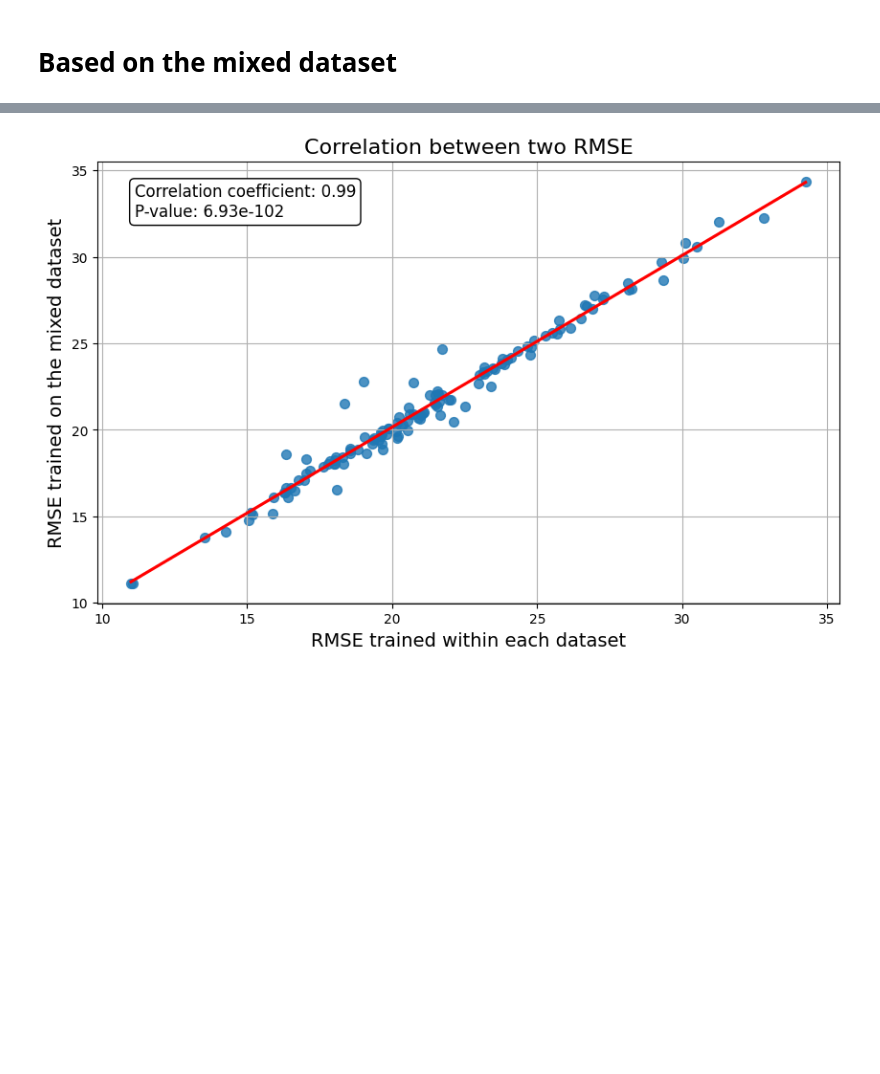
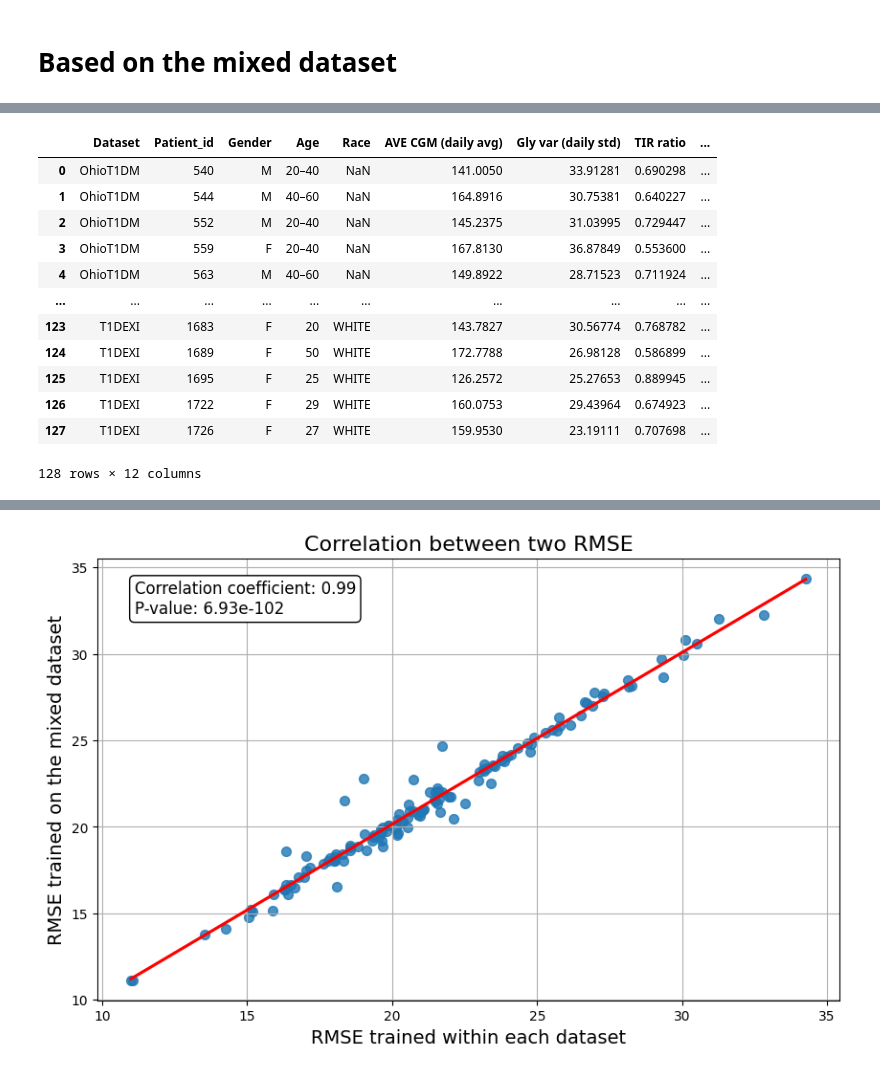
Before and after one commit to Augmented-Health-Lab/ReproGenBG_ML4H, a Jupyter notebook: ResultCalculation/result_figures.ipynb, the cells around one changed output, grey strips where cells are left out. Drawn from its saved outputs; the diff is of its cells as text; code cells hidden in the pictures; blank space fills up the shorter version.

```diff
--- a/ResultCalculation/result_figures.ipynb
+++ b/ResultCalculation/result_figures.ipynb
@@ -732,0 +764,16 @@ mixed_df = pd.read_excel(excel_file_path, sheet_name='Mixed_ds_60sh')
+# %%
+demographics
+# %% [output]
+|  | Dataset | Patient_id | Gender | Age | Race | AVE CGM (daily avg) | Gly var (daily std) | TIR ratio | ... |
+| 0 | OhioT1DM | 540 | M | 20–40 | NaN | 141.0050 | 33.91281 | 0.690298 | ... |
+| 1 | OhioT1DM | 544 | M | 40–60 | NaN | 164.8916 | 30.75381 | 0.640227 | ... |
+| 2 | OhioT1DM | 552 | M | 20–40 | NaN | 145.2375 | 31.03995 | 0.729447 | ... |
+| 3 | OhioT1DM | 559 | F | 20–40 | NaN | 167.8130 | 36.87849 | 0.553600 | ... |
+| 4 | OhioT1DM | 563 | M | 40–60 | NaN | 149.8922 | 28.71523 | 0.711924 | ... |
+| ... | ... | ... | ... | ... | ... | ... | ... | ... | ... |
+| 123 | T1DEXI | 1683 | F | 20 | WHITE | 143.7827 | 30.56774 | 0.768782 | ... |
+| 124 | T1DEXI | 1689 | F | 50 | WHITE | 172.7788 | 26.98128 | 0.586899 | ... |
+| 125 | T1DEXI | 1695 | F | 25 | WHITE | 126.2572 | 25.27653 | 0.889945 | ... |
+| 126 | T1DEXI | 1722 | F | 29 | WHITE | 160.0753 | 29.43964 | 0.674923 | ... |
+| 127 | T1DEXI | 1726 | F | 27 | WHITE | 159.9530 | 23.19111 | 0.707698 | ... |
+128 rows × 12 columns
```
Also changed, not shown: parts of 15 cells of this notebook, 5 other files.
